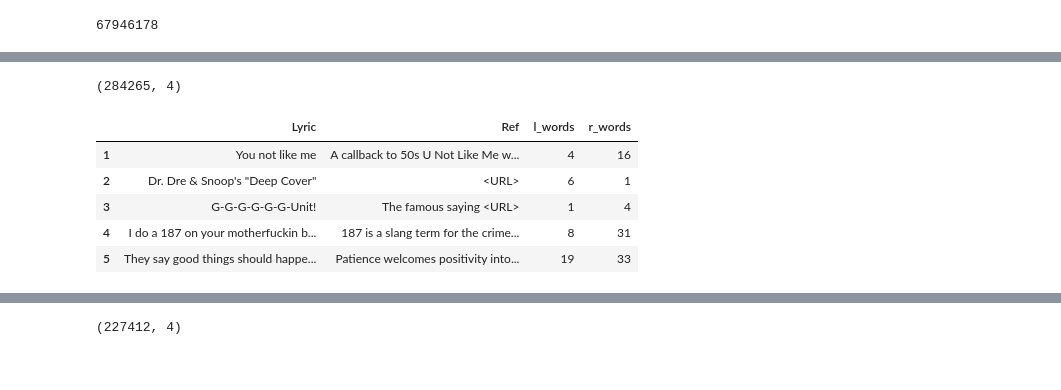
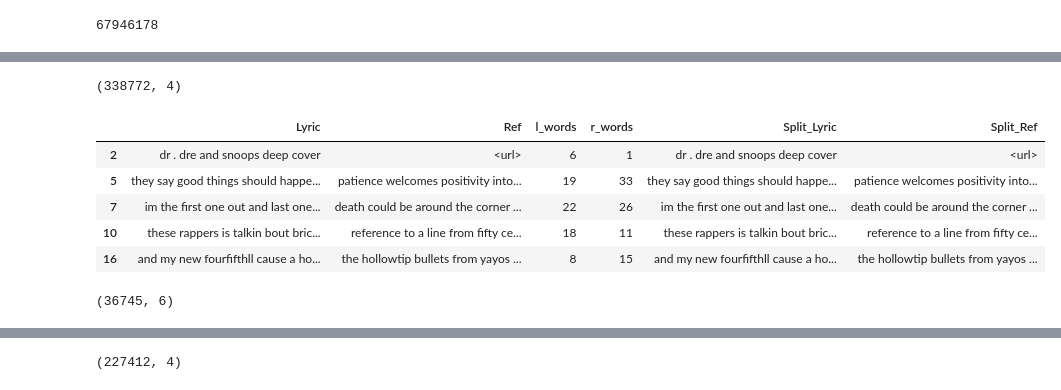
Before and after one commit to akandykeller/GeNet, a Jupyter notebook: File_Combination.ipynb, the cells around one changed output, grey strips where cells are left out. Saved outputs shown, nothing was run; the diff lists cells and outputs as text; code cells hidden in the pictures.

```diff
--- a/File_Combination.ipynb
+++ b/File_Combination.ipynb
@@ -65,0 +125,2 @@ train_dat['Lyric'] = train_dat.apply(lambda x: re.sub(r"(?:\@|h?H?ttps?\://)\S+"
+# %%
+train_dat_halflen = train_dat.loc[train_dat['l_words'] <= 40].loc[train_dat['r_words'] / train_dat['l_words'] <= 2]
@@ -66,14 +151,33 @@ train_dat['Lyric'] = train_dat.apply(lambda x: re.sub(r"(?:\@|h?H?ttps?\://)\S+"
 # %%
-train_dat_short = train_dat.loc[train_dat['r_words'] <= 50].loc[train_dat['l_words'] <= 40]
+train_dat_short = train_dat.loc[train_dat['r_words'] <= 80].loc[train_dat['l_words'] <= 40]
 train_dat_short.shape
 # %% [output]
-(284265, 4)
+(338772, 4)
+# %%
+import string
+
+valid_chars = string.letters + string.digits + "\n" + " " + "." + "<>"
+
+def valid_str(x):
+    text_filt = ""
+
+    x = x.replace('&',' and ')
+
+    for char in x:
+        if char in valid_chars:
+            text_filt += char
+
+    return text_filt.replace('50', 'fifty').replace('.', ' . ').lower()
+# %%
+train_dat_halflen["Split_Lyric"] = train_dat_halflen["Split_Lyric"].apply(lambda x: valid_str(x))
+# %%
+train_dat_halflen["Split_Ref"] = train_dat_halflen["Split_Ref"].apply(lambda x: valid_str(x))
 # %%
-train_dat_short.head()
+train_dat_halflen.head()
 # %% [output]
-|  | Lyric | Ref | l_words | r_words |
-| 1 | You not like me | A callback to 50s U Not Like Me w... | 4 | 16 |
-| 2 | Dr. Dre & Snoop's "Deep Cover" | <URL> | 6 | 1 |
-| 3 | G-G-G-G-G-G-Unit! | The famous saying <URL> | 1 | 4 |
-| 4 | I do a 187 on your motherfuckin b... | 187 is a slang term for the crime... | 8 | 31 |
-| 5 | They say good things should happe... | Patience welcomes positivity into... | 19 | 33 |
+|  | Lyric | Ref | l_words | r_words | Split_Lyric | Split_Ref |
+| 2 | dr . dre and snoops deep cover | <url> | 6 | 1 | dr . dre and snoops deep cover | <url> |
+| 5 | they say good things should happe... | patience welcomes positivity into... | 19 | 33 | they say good things should happe... | patience welcomes positivity into... |
+| 7 | im the first one out and last one... | death could be around the corner ... | 22 | 26 | im the first one out and last one... | death could be around the corner ... |
+| 10 | these rappers is talkin bout bric... | reference to a line from fifty ce... | 18 | 11 | these rappers is talkin bout bric... | reference to a line from fifty ce... |
+| 16 | and my new fourfifthll cause a ho... | the hollowtip bullets from yayos ... | 8 | 15 | and my new fourfifthll cause a ho... | the hollowtip bullets from yayos ... |
@@ -106,0 +194,4 @@ val_dat_short = train_dat_short[-val_size:]
+# %%
+val_dat_halflen.shape
+# %% [output]
+(36745, 6)
```
Also changed, not shown: parts of 31 cells of this notebook, 4 other files.
